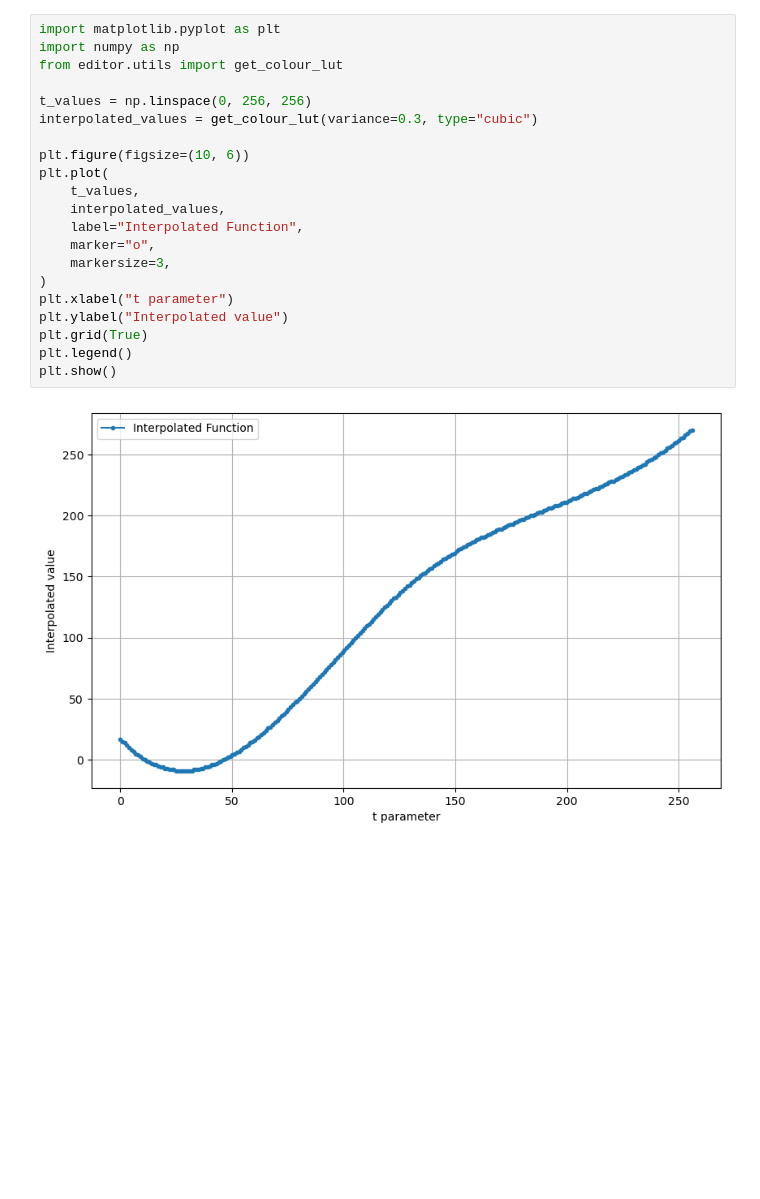
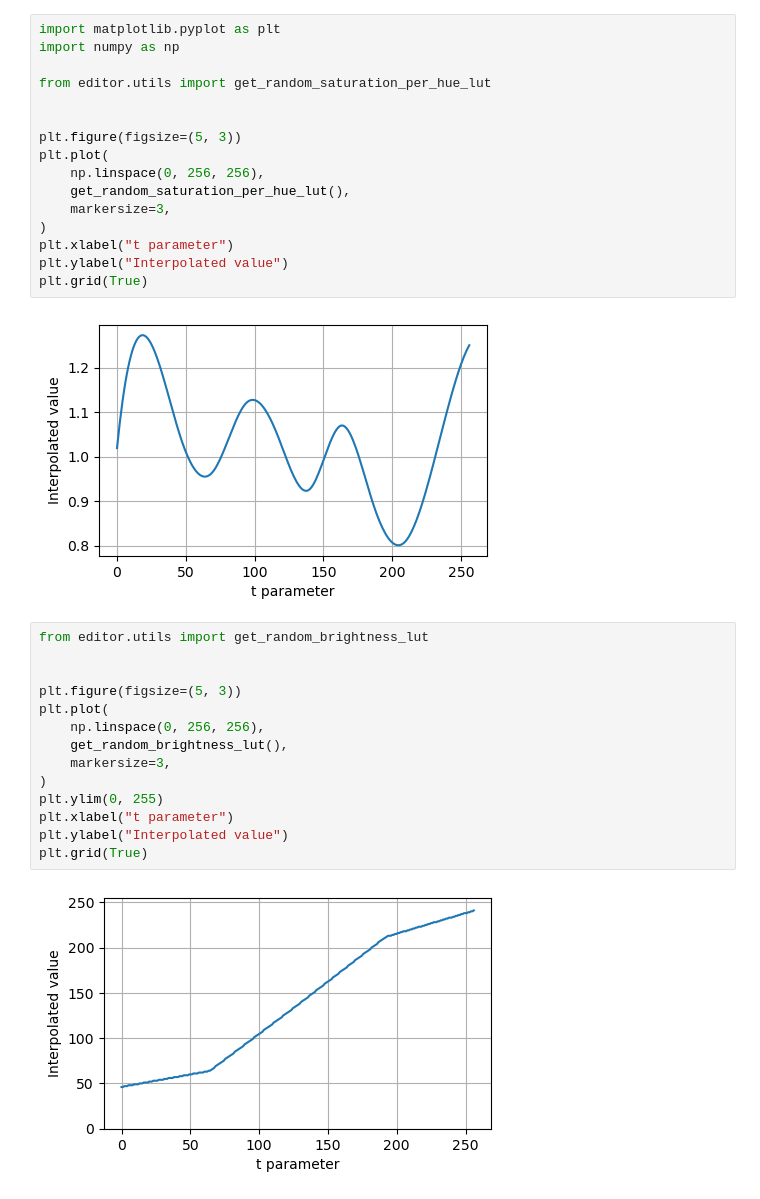
Before and after one commit to schmelczer/bipolaroid, a Jupyter notebook: src/colour_lut.ipynb, the cells around one changed output. Drawn from its saved outputs; the diff is of its cells as text; blank space fills up the shorter version.

```diff
--- a/src/colour_lut.ipynb
+++ b/src/colour_lut.ipynb
@@ -1,23 +1,34 @@
 # %%
 import matplotlib.pyplot as plt
 import numpy as np
-from editor.utils import get_colour_lut
 
-t_values = np.linspace(0, 256, 256)
-interpolated_values = get_colour_lut(variance=0.3, type="cubic")
+from editor.utils import get_random_saturation_per_hue_lut
 
-plt.figure(figsize=(10, 6))
+
+plt.figure(figsize=(5, 3))
 plt.plot(
-    t_values,
-    interpolated_values,
-    label="Interpolated Function",
-    marker="o",
+    np.linspace(0, 256, 256),
+    get_random_saturation_per_hue_lut(),
     markersize=3,
 )
 plt.xlabel("t parameter")
 plt.ylabel("Interpolated value")
 plt.grid(True)
-plt.legend()
-plt.show()
 # %% [output]
-[figure, old version]
+[figure, new version]
+# %%
+from editor.utils import get_random_brightness_lut
+
+
+plt.figure(figsize=(5, 3))
+plt.plot(
+    np.linspace(0, 256, 256),
+    get_random_brightness_lut(),
+    markersize=3,
+)
+plt.ylim(0, 255)
+plt.xlabel("t parameter")
+plt.ylabel("Interpolated value")
+plt.grid(True)
+# %% [output]
+[figure, added]
```
Also changed, not shown: 1 other file.
